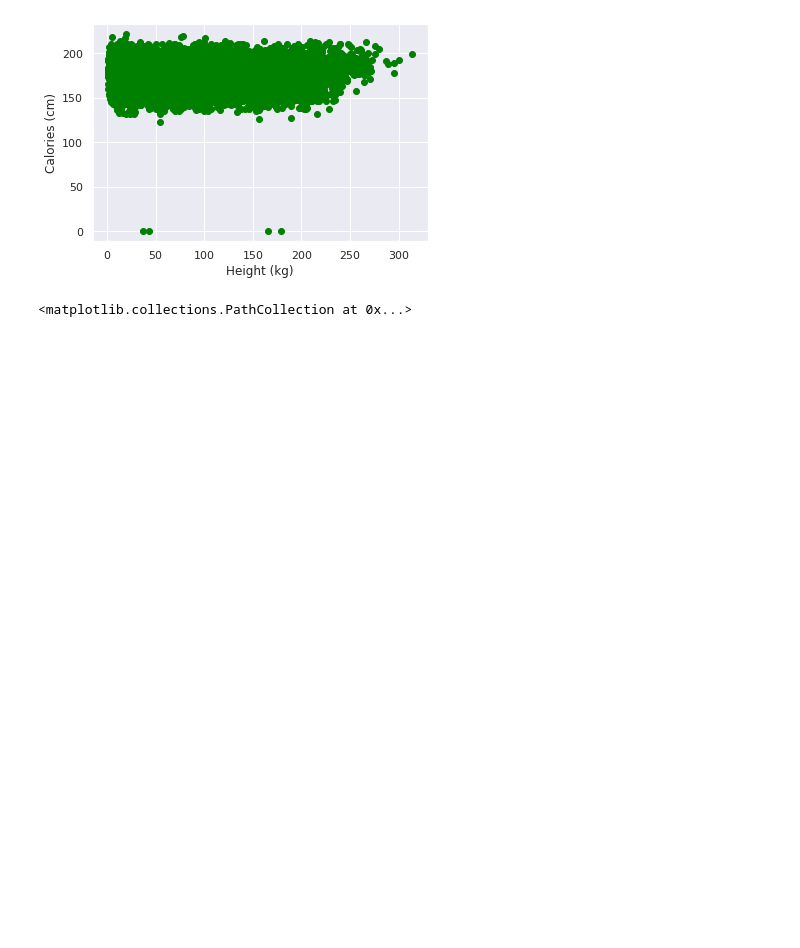
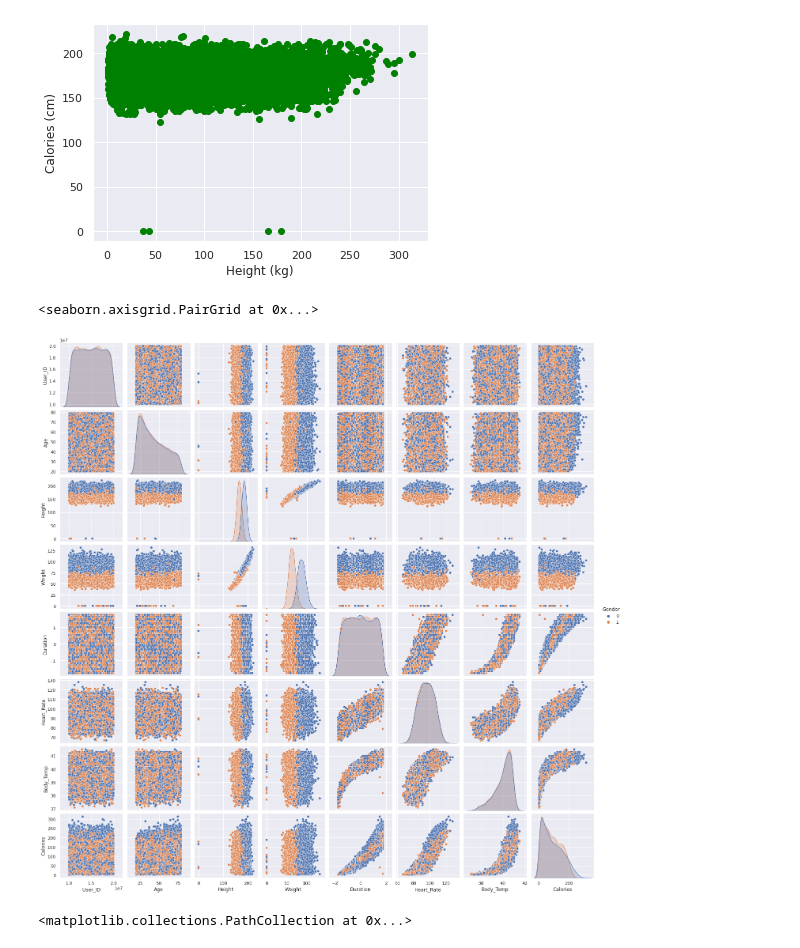
Before and after one commit to Kart121/ML-Project-Sem5, a Jupyter notebook: Processing.ipynb, the cells around one changed output. Saved outputs shown, nothing was run; the diff lists cells and outputs as text; code cells hidden in the pictures; blank space fills up the shorter version.

```diff
--- a/Processing.ipynb
+++ b/Processing.ipynb
@@ -359,8 +359,11 @@ plt.scatter(data['Calories'] , data['Height'] , color = 'green')
 # %%
 index = []
 for i in data.columns:
-    index.append(i)
+    index.append(i)s
 sb.pairplot(data[index], hue='Gender')
+# %% [output]
+<seaborn.axisgrid.PairGrid at 0x...>
+[figure, added]
 # %%
 # %% [output]
 <matplotlib.collections.PathCollection at 0x...>
```
